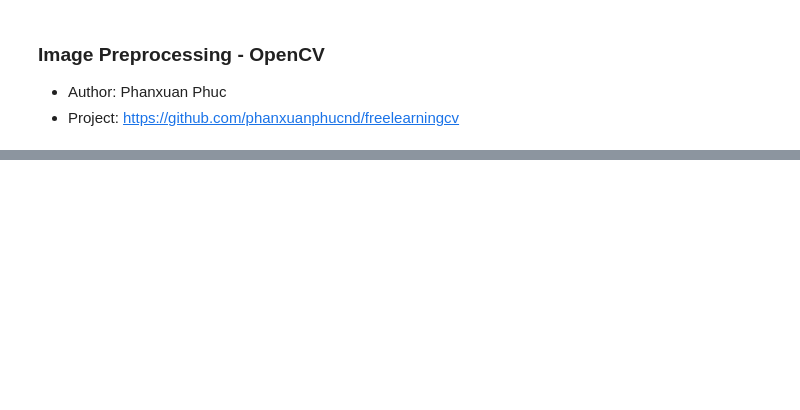
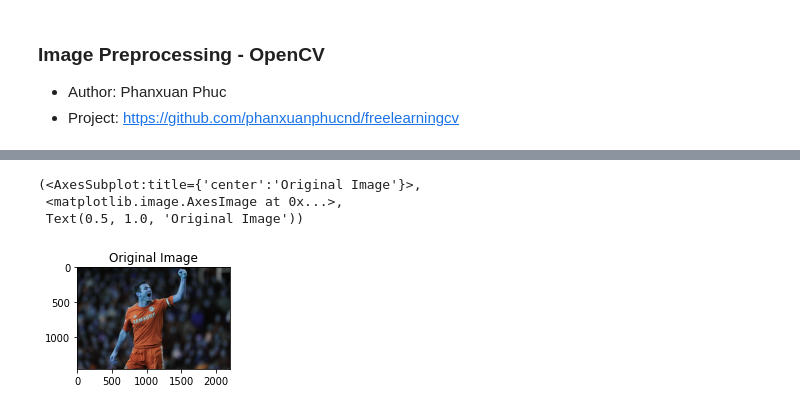
Before and after one commit to phanxuanphucnd/freelearningcv, a Jupyter notebook: jupyter notebooks/Image preprocessing.ipynb, the cells around one changed output, grey strips where cells are left out. Cells and saved outputs as stored; diff of their text form; code cells hidden in the pictures; blank space fills up the shorter version.

```diff
--- a/jupyter notebooks/Image preprocessing.ipynb
+++ b/jupyter notebooks/Image preprocessing.ipynb
@@ -33,0 +44,19 @@ Scale ảnh là việc chúng ta thay đổi kích thước dài, rộng của
+# %%
+url = 'https://i.imgur.com/QkhPJNL.jpeg'
+
+def _download_image(url):
+    resp = requests.get(url)
+    img = np.asarray(bytearray(resp.content), dtype="uint8")
+    img = cv2.imdecode(img, cv2.IMREAD_COLOR)
+
+    return img
+
+img = _download_image(url)
+print(f"Original image shape: {img.shape}")
+
+# Scale image bằng cách gấp đôi with và height
+
+%time
+h, w = img.shape[:2]
+img_scale = cv2.resize(img, (int(w*2), int(h*2)), interpolation=cv2.INTER_LINEAR)
+print(f"Scale image shape: {img_scale.shape}")
@@ -33,0 +68,7 @@ Scale ảnh là việc chúng ta thay đổi kích thước dài, rộng của
+# %%
+plt.subplot(121),plt.imshow(img),plt.title("Original Image")
+# %% [output]
+(<AxesSubplot:title={'center':'Original Image'}>,
+ <matplotlib.image.AxesImage at 0x...>,
+ Text(0.5, 1.0, 'Original Image'))
+[figure, added]
```
Also changed, not shown: parts of 15 cells of this notebook, 3 other files.
